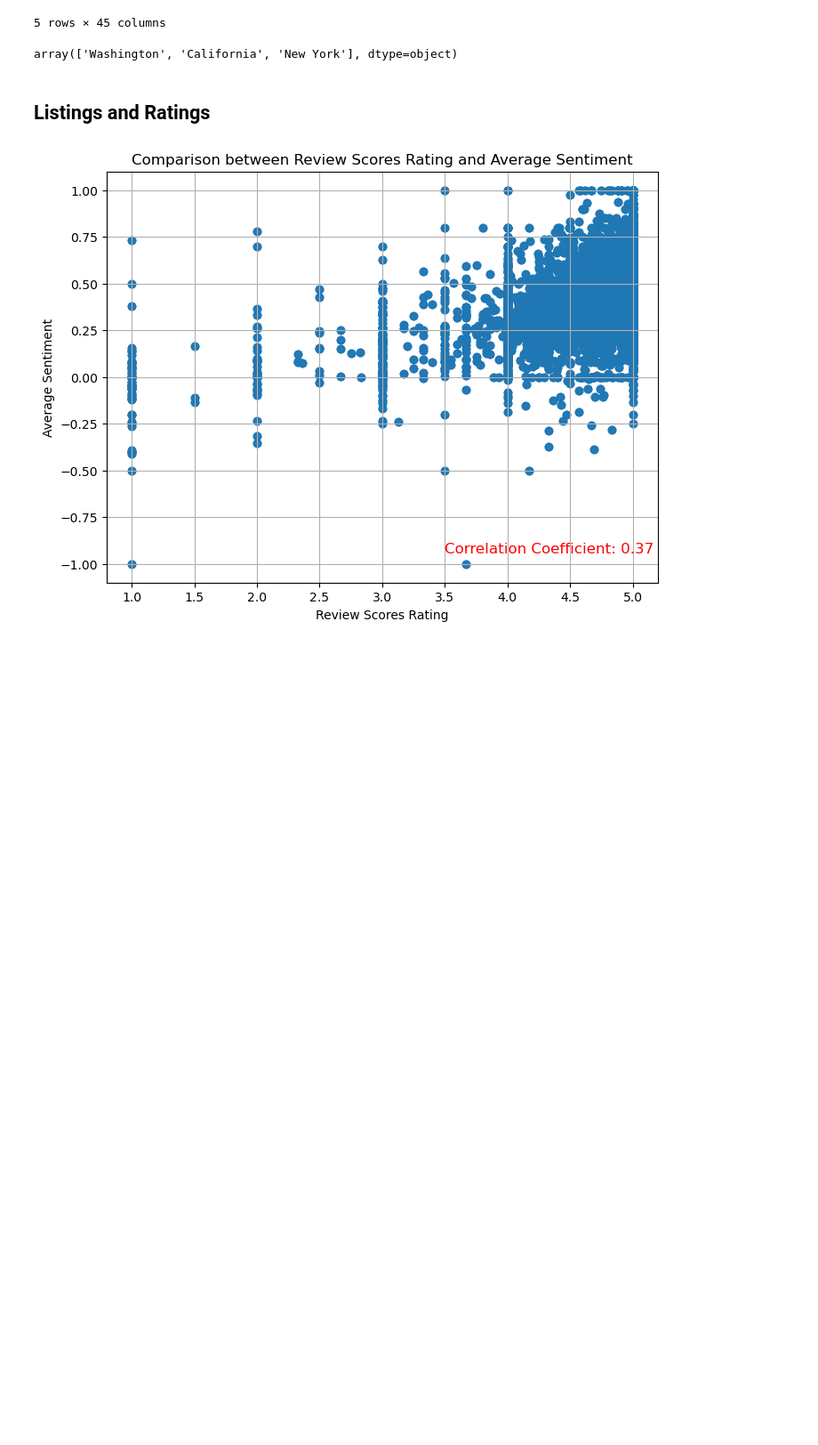
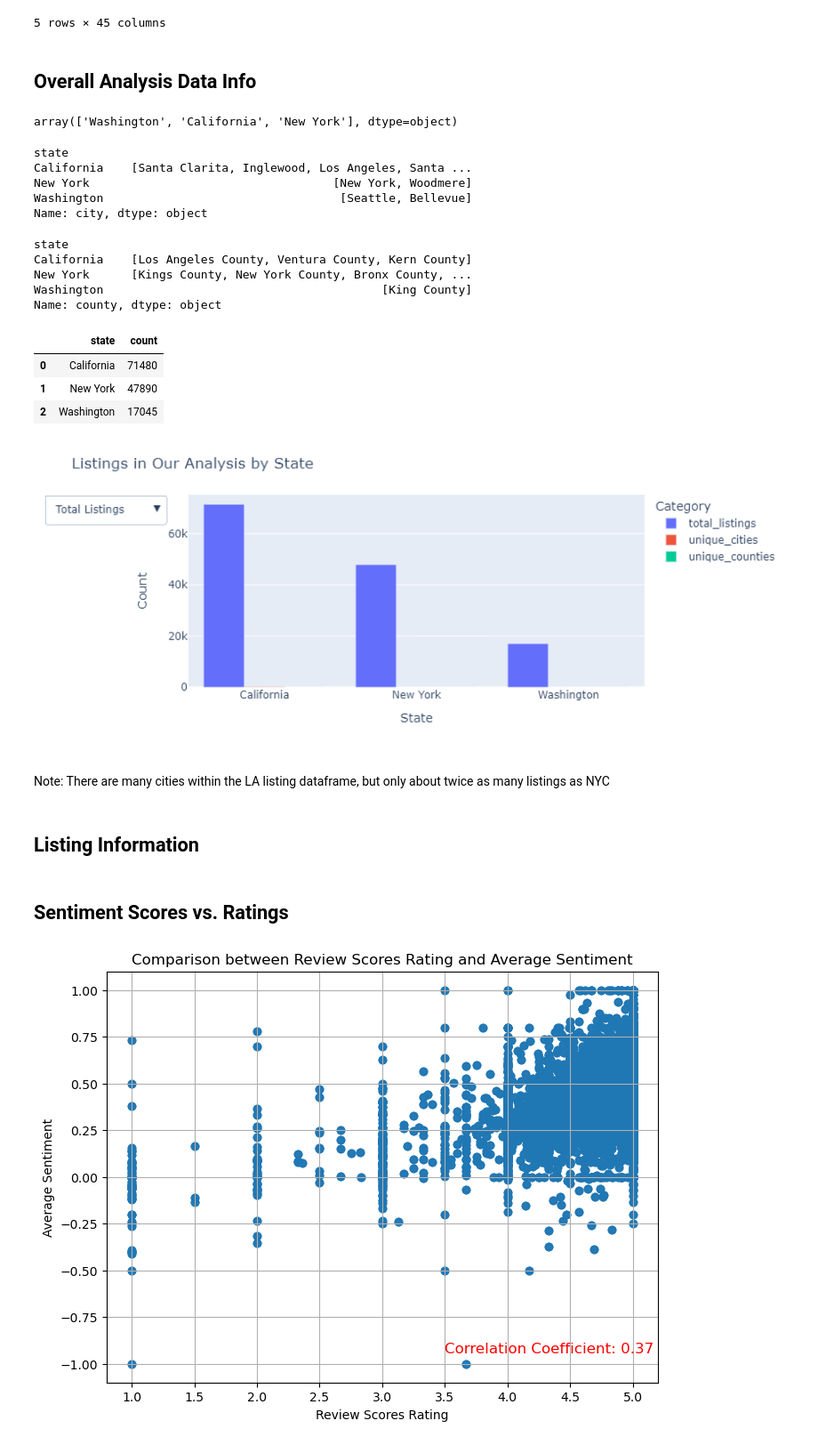
Before and after one commit to kflemming30/6505-Project, a Jupyter notebook: airbnb_data_exploration.ipynb, the cells around one changed output. Shown at 89% size. Cells and saved outputs as stored; diff of their text form; code cells hidden in the pictures; blank space fills up the shorter version.

Commit message:
updating analysis

```diff
--- a/airbnb_data_exploration.ipynb
+++ b/airbnb_data_exploration.ipynb
@@ -1203,12 +1203,83 @@ analysis_df.head()
 | 3 | 6606 | Guesthouse in Seattle · ★4.60 · 1... | This tiny cottage is only 15x10, ... | A peaceful yet highly accessible ... | Seattle, Washington, United States | Wallingford | ... |
 | 4 | 6606 | Guesthouse in Seattle · ★4.60 · 1... | This tiny cottage is only 15x10, ... | A peaceful yet highly accessible ... | Seattle, Washington, United States | Wallingford | ... |
 5 rows × 45 columns
+# %% [markdown]
+## Overall Analysis Data Info
 # %%
 analysis_df['state'].unique()
 # %% [output]
 array(['Washington', 'California', 'New York'], dtype=object)
+# %%
+analysis_df.groupby('state')['city'].unique()
+# %% [output]
+state
+California    [Santa Clarita, Inglewood, Los Angeles, Santa ...
+New York                                   [New York, Woodmere]
+Washington                                  [Seattle, Bellevue]
+Name: city, dtype: object
+# %%
+analysis_df.groupby('state')['county'].unique()
+# %% [output]
+state
+California    [Los Angeles County, Ventura County, Kern County]
+New York      [Kings County, New York County, Bronx County, ...
+Washington                                        [King County]
+Name: county, dtype: object
+# %%
+#Listing by state
+listing_state_counts = analysis_df.groupby('state').size().reset_index(name='count')
+listing_state_counts
+# %% [output]
+|  | state | count |
+| 0 | California | 71480 |
+| 1 | New York | 47890 |
+| 2 | Washington | 17045 |
+# %%
+import plotly.express as px
+
+# Assuming state_counts has the required data
+state_counts = analysis_df.groupby('state').agg({'city': 'nunique', 'county': 'nunique'}).reset_index()
+state_counts.rename(columns={'city': 'unique_cities', 'county': 'unique_counties'}, inplace=True)
+state_counts['total_listings'] = analysis_df.groupby('state').size().values
+
+fig = px.bar(state_counts, x='state', y=['total_listings', 'unique_cities', 'unique_counties'],
+             labels={'value': 'Count', 'variable': 'Category', 'state': 'State'})
+
+fig.update_layout(
+    title='Listings in Our Analysis by State',
+    barmode='group',  # Display bars grouped
+    updatemenus=[
+        {
+            'buttons': [
+                {
+                    'label': 'Total Listings',
+                    'method': 'update',
+                    'args': [{'visible': [True, False, False]}, {'title': 'Total UFO Sightings by State'}]
+                },
+                {
+                    'label': 'Unique Cities',
+                    'method': 'update',
+                    'args': [{'visible': [False, True, False]}, {'title': 'Unique Cities by State'}]
+                },
+                {
+                    'label': 'Unique Counties',
+                    'method': 'update',
+                    'args': [{'visible': [False, False, True]}, {'title': 'Unique Counties by State'}]
+                }
+            ]
+        }
+    ]
+)
+
+fig.show()
+# %% [output]
+[figure, added]
+# %% [markdown]
+Note: There are many cities within the LA listing dataframe, but only about twice as many listings as NYC
+# %% [markdown]
+## Listing Information
 # %% [markdown]
-## **Listings and Ratings**
+## Sentiment Scores vs. Ratings
 # %%
 # Scatter plot to compare 'review_scores_rating' and 'avg_sentiment'
 
```
Also changed, not shown: parts of 1 cell of this notebook.
